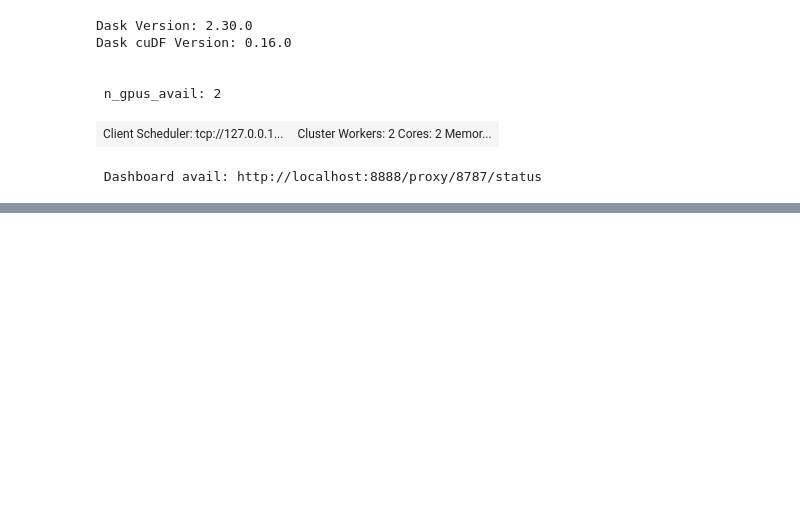
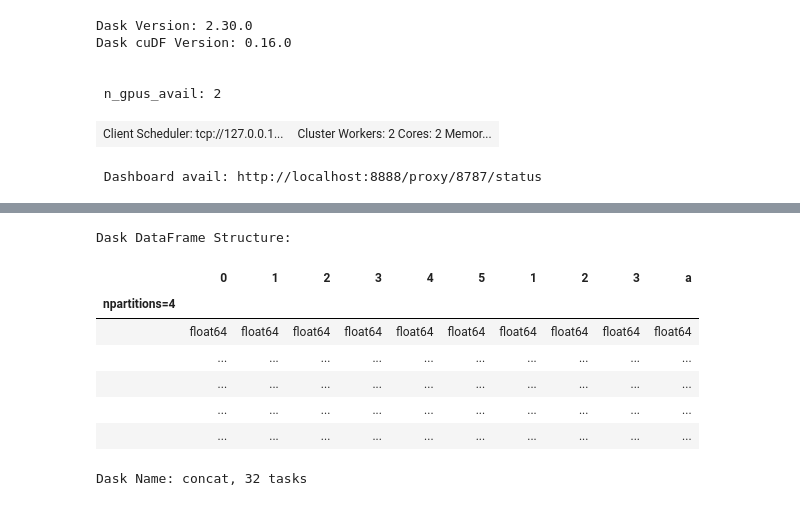
Before and after one commit to Dezzmanster/AML_Risk, a Jupyter notebook: preprocessor/nvt-raw.ipynb, the cells around one changed output, grey strips where cells are left out. Cells and saved outputs as stored; diff of their text form; code cells hidden in the pictures; blank space fills up the shorter version.

```diff
--- a/preprocessor/nvt-raw.ipynb
+++ b/preprocessor/nvt-raw.ipynb
@@ -372,0 +407,3 @@ Dask Name: getitem, 4 tasks
+# %%
+dataset = dd.from_pandas(X, npartitions=2)
+dataset
@@ -372,0 +430,3 @@ Dask Name: getitem, 4 tasks
+# %%
+dataset = dataset.append(dataset[['1']])
+dataset
@@ -372,0 +443,3 @@ Dask Name: getitem, 4 tasks
+# %%
+new = OneHotEncoder().fit_transform(dataset[['4','5']].to_dask_array(lengths=True))
+new
@@ -372,0 +450,2 @@ Dask Name: getitem, 4 tasks
+# %%
+dataset = dataset.drop(['4','5'], axis=1)
@@ -372,0 +472,12 @@ Dask Name: getitem, 4 tasks
+# %%
+dataset.append(dd.from_array(new))
+# %% [output]
+Dask DataFrame Structure:
+|  | 0 | 1 | 2 | 3 | 4 | 5 | 1 | 2 | 3 | a |
+| npartitions=4 |  |  |  |  |  |  |  |  |  |  |
+|  | float64 | float64 | float64 | float64 | float64 | float64 | float64 | float64 | float64 | float64 |
+|  | ... | ... | ... | ... | ... | ... | ... | ... | ... | ... |
+|  | ... | ... | ... | ... | ... | ... | ... | ... | ... | ... |
+|  | ... | ... | ... | ... | ... | ... | ... | ... | ... | ... |
+|  | ... | ... | ... | ... | ... | ... | ... | ... | ... | ... |
+Dask Name: concat, 32 tasks
```
Also changed, not shown: parts of 65 cells of this notebook, 1 other file.
